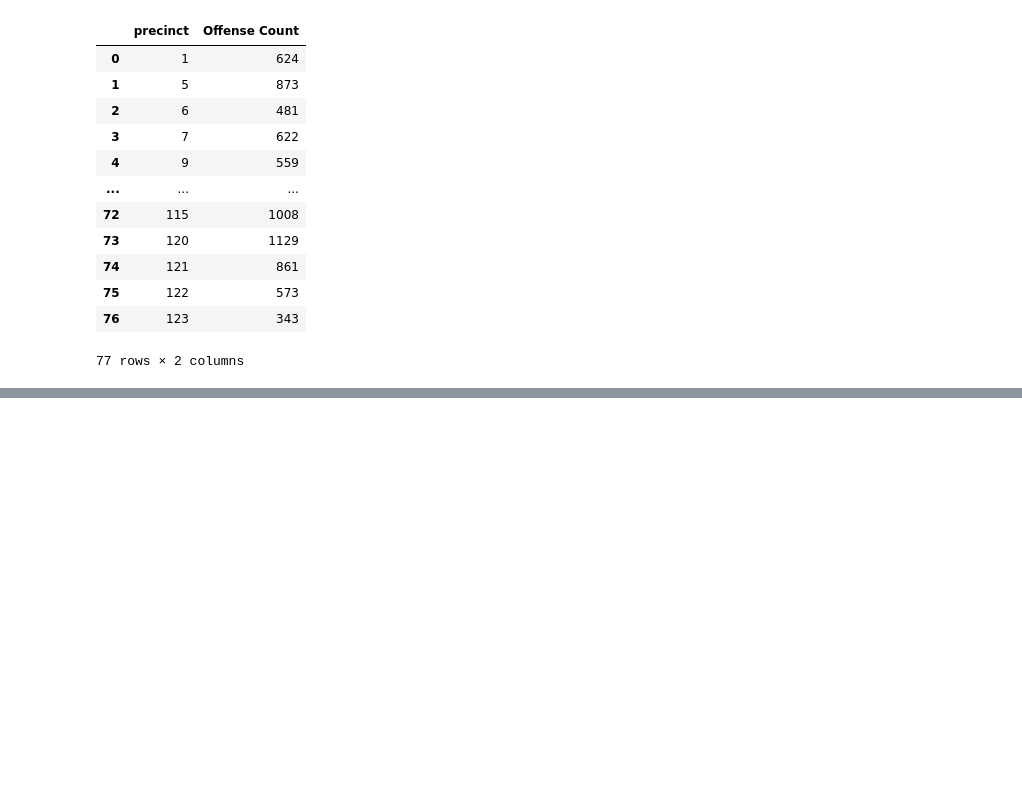
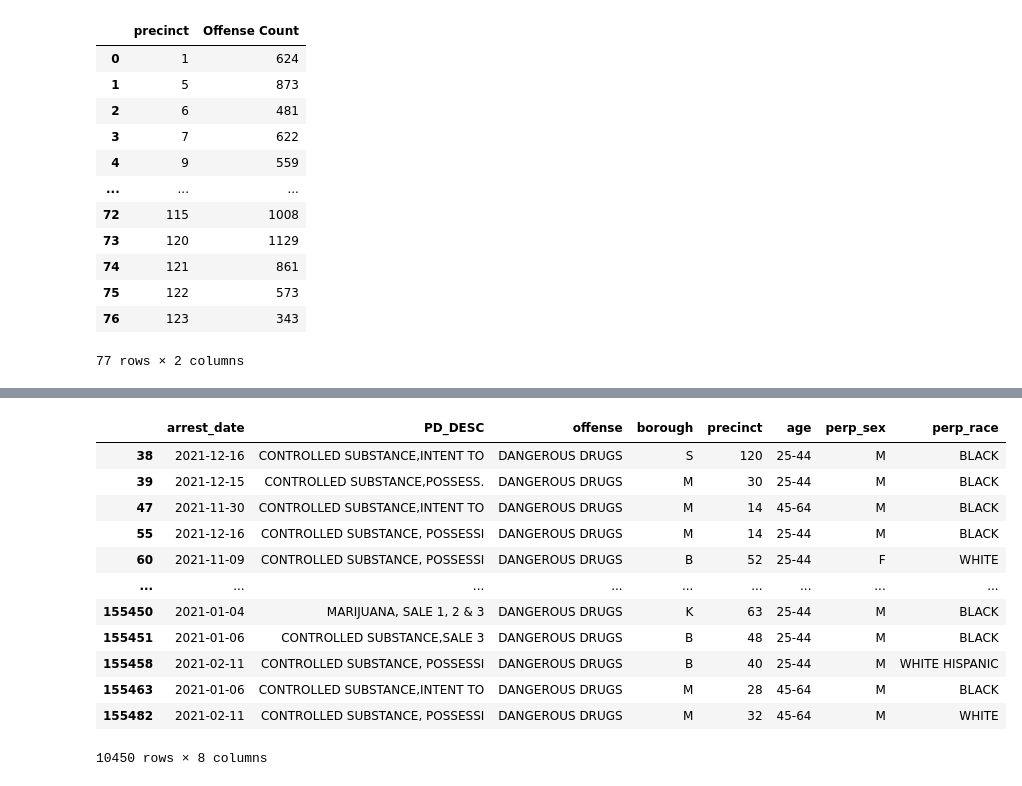
Before and after one commit to briannamonsanto/pitch2, a Jupyter notebook: pitch 2 workbook.ipynb, the cells around one changed output, grey strips where cells are left out. Saved outputs shown, nothing was run; the diff lists cells and outputs as text; code cells hidden in the pictures; blank space fills up the shorter version.

```diff
--- a/pitch 2 workbook.ipynb
+++ b/pitch 2 workbook.ipynb
@@ -441,0 +470,17 @@ KeyError: False
+# %%
+drugs_df= df_tidy[df_tidy["offense"] == "DANGEROUS DRUGS"]
+drugs_df
+# %% [output]
+|  | arrest_date | PD_DESC | offense | borough | precinct | age | perp_sex | perp_race |
+| 38 | 2021-12-16 | CONTROLLED SUBSTANCE,INTENT TO | DANGEROUS DRUGS | S | 120 | 25-44 | M | BLACK |
+| 39 | 2021-12-15 | CONTROLLED SUBSTANCE,POSSESS. | DANGEROUS DRUGS | M | 30 | 25-44 | M | BLACK |
+| 47 | 2021-11-30 | CONTROLLED SUBSTANCE,INTENT TO | DANGEROUS DRUGS | M | 14 | 45-64 | M | BLACK |
+| 55 | 2021-12-16 | CONTROLLED SUBSTANCE, POSSESSI | DANGEROUS DRUGS | M | 14 | 25-44 | M | BLACK |
+| 60 | 2021-11-09 | CONTROLLED SUBSTANCE, POSSESSI | DANGEROUS DRUGS | B | 52 | 25-44 | F | WHITE |
+| ... | ... | ... | ... | ... | ... | ... | ... | ... |
+| 155450 | 2021-01-04 | MARIJUANA, SALE 1, 2 & 3 | DANGEROUS DRUGS | K | 63 | 25-44 | M | BLACK |
+| 155451 | 2021-01-06 | CONTROLLED SUBSTANCE,SALE 3 | DANGEROUS DRUGS | B | 48 | 25-44 | M | BLACK |
+| 155458 | 2021-02-11 | CONTROLLED SUBSTANCE, POSSESSI | DANGEROUS DRUGS | B | 40 | 25-44 | M | WHITE HISPANIC |
+| 155463 | 2021-01-06 | CONTROLLED SUBSTANCE,INTENT TO | DANGEROUS DRUGS | M | 28 | 45-64 | M | BLACK |
+| 155482 | 2021-02-11 | CONTROLLED SUBSTANCE, POSSESSI | DANGEROUS DRUGS | M | 32 | 45-64 | M | WHITE |
+10450 rows × 8 columns
```
Also changed, not shown: parts of 10 cells of this notebook.
